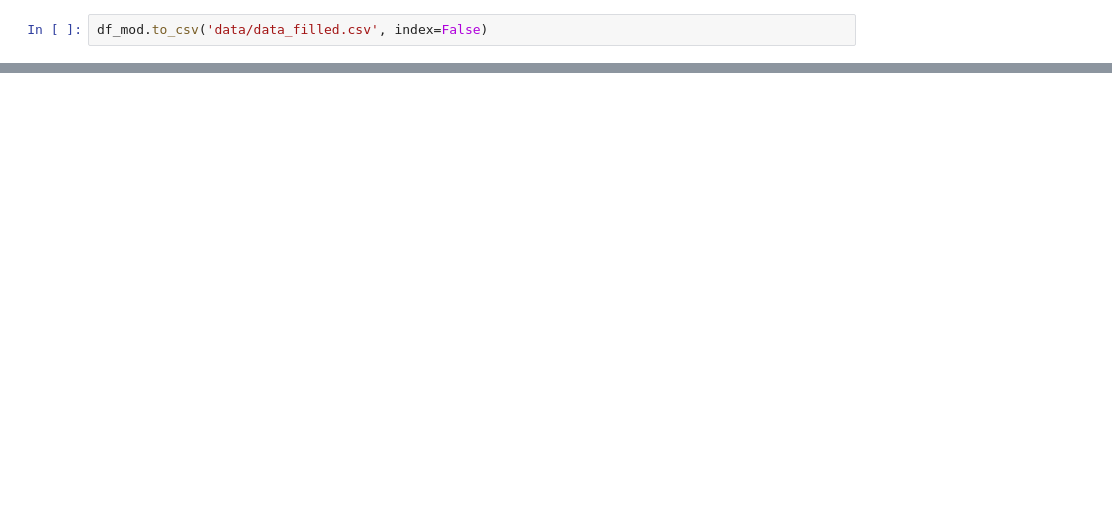
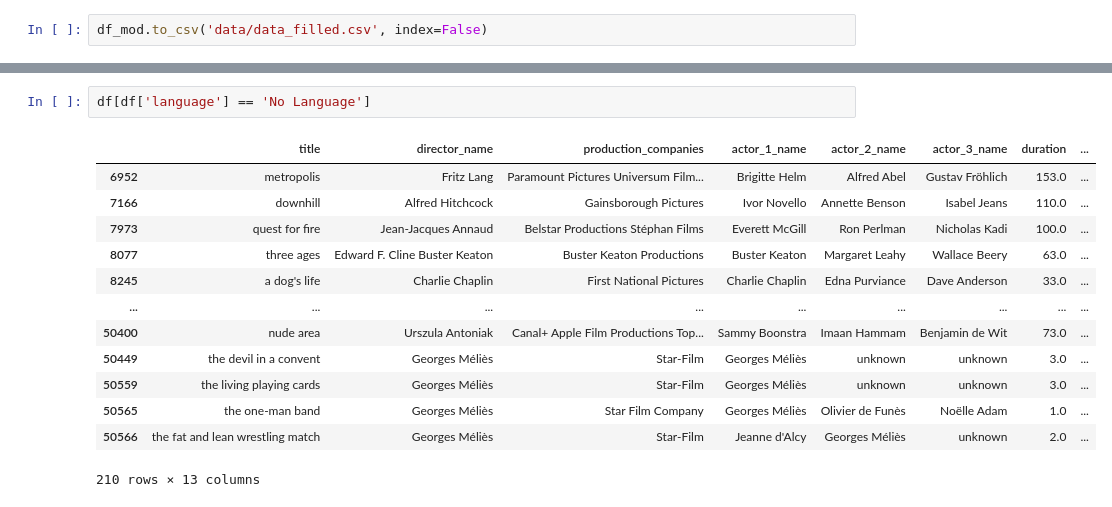
Before and after one commit to remon-rakibul/movie-dataset-2023, a Jupyter notebook: data_aquisition.ipynb, the cells around one changed output, grey strips where cells are left out. Saved outputs shown, nothing was run; the diff lists cells and outputs as text; blank space fills up the shorter version.

```diff
--- a/data_aquisition.ipynb
+++ b/data_aquisition.ipynb
@@ -570,0 +616,16 @@ df_mod.to_csv('data/data_filled.csv', index=False)
+# %%
+df[df['language'] == 'No Language']
+# %% [output]
+|  | title | director_name | production_companies | actor_1_name | actor_2_name | actor_3_name | duration | ... |
+| 6952 | metropolis | Fritz Lang | Paramount Pictures Universum Film... | Brigitte Helm | Alfred Abel | Gustav Fröhlich | 153.0 | ... |
+| 7166 | downhill | Alfred Hitchcock | Gainsborough Pictures | Ivor Novello | Annette Benson | Isabel Jeans | 110.0 | ... |
+| 7973 | quest for fire | Jean-Jacques Annaud | Belstar Productions Stéphan Films | Everett McGill | Ron Perlman | Nicholas Kadi | 100.0 | ... |
+| 8077 | three ages | Edward F. Cline Buster Keaton | Buster Keaton Productions | Buster Keaton | Margaret Leahy | Wallace Beery | 63.0 | ... |
+| 8245 | a dog's life | Charlie Chaplin | First National Pictures | Charlie Chaplin | Edna Purviance | Dave Anderson | 33.0 | ... |
+| ... | ... | ... | ... | ... | ... | ... | ... | ... |
+| 50400 | nude area | Urszula Antoniak | Canal+ Apple Film Productions Top... | Sammy Boonstra | Imaan Hammam | Benjamin de Wit | 73.0 | ... |
+| 50449 | the devil in a convent | Georges Méliès | Star-Film | Georges Méliès | unknown | unknown | 3.0 | ... |
+| 50559 | the living playing cards | Georges Méliès | Star-Film | Georges Méliès | unknown | unknown | 3.0 | ... |
+| 50565 | the one-man band | Georges Méliès | Star Film Company | Georges Méliès | Olivier de Funès | Noëlle Adam | 1.0 | ... |
+| 50566 | the fat and lean wrestling match | Georges Méliès | Star-Film | Jeanne d'Alcy | Georges Méliès | unknown | 2.0 | ... |
+210 rows × 13 columns
```
Also changed, not shown: parts of 18 cells of this notebook, 1 other file.
